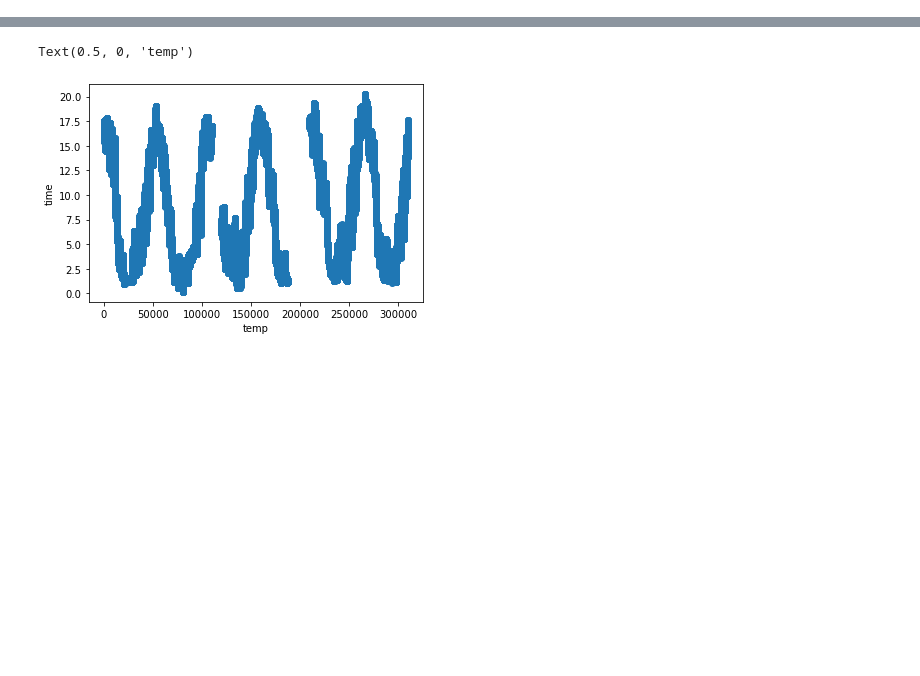
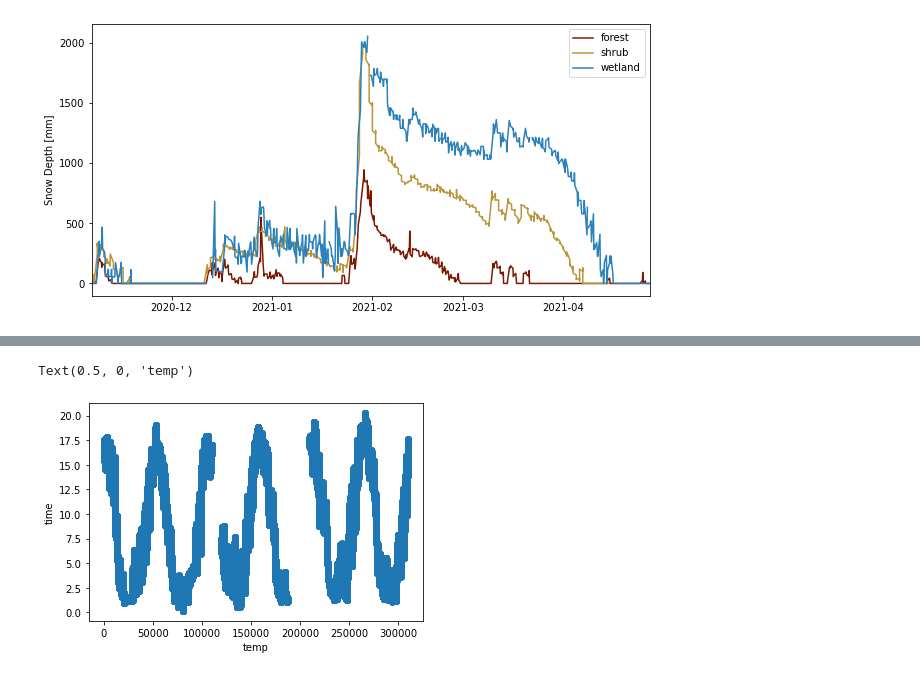
Before and after one commit to mariannecowherd/pe_snow_fires, a Jupyter notebook: ICB/icb_hobo.ipynb, the cells around one changed output, grey strips where cells are left out. Saved outputs shown, nothing was run; the diff lists cells and outputs as text; code cells hidden in the pictures; blank space fills up the shorter version.

```diff
--- a/ICB/icb_hobo.ipynb
+++ b/ICB/icb_hobo.ipynb
@@ -74,0 +188,13 @@ def resample_prep(hobo,station,camera):
+# %%
+cols = cm.roma(np.linspace(0,1,12))
+fig,ax=plt.subplots(figsize=(10,5))
+ax.plot(cameraA['Snow depth gap-filled'],label ='forest',color=cols[0])
+ax.plot(cameraB['Snow depth gap-filled'],label = 'shrub',color=cols[3])
+ax.plot(cameraC['Snow depth gap-filled'], label='wetland',color=cols[9])
+ax.set_xlim(cameraA.index[0],cameraA.index[-1])
+ax.set_ylabel('Snow Depth [mm]')
+plt.legend()
+plt.show()
+fig.savefig('snow_depth_cameras.png')
+# %% [output]
+[figure, added]
```
Also changed, not shown: parts of 17 cells of this notebook, 4 other files.
